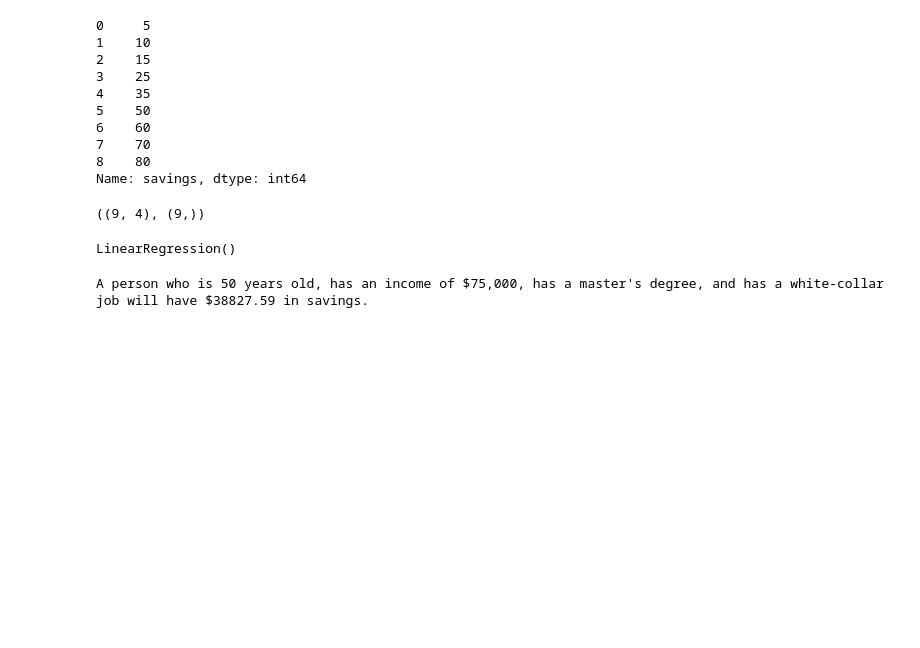
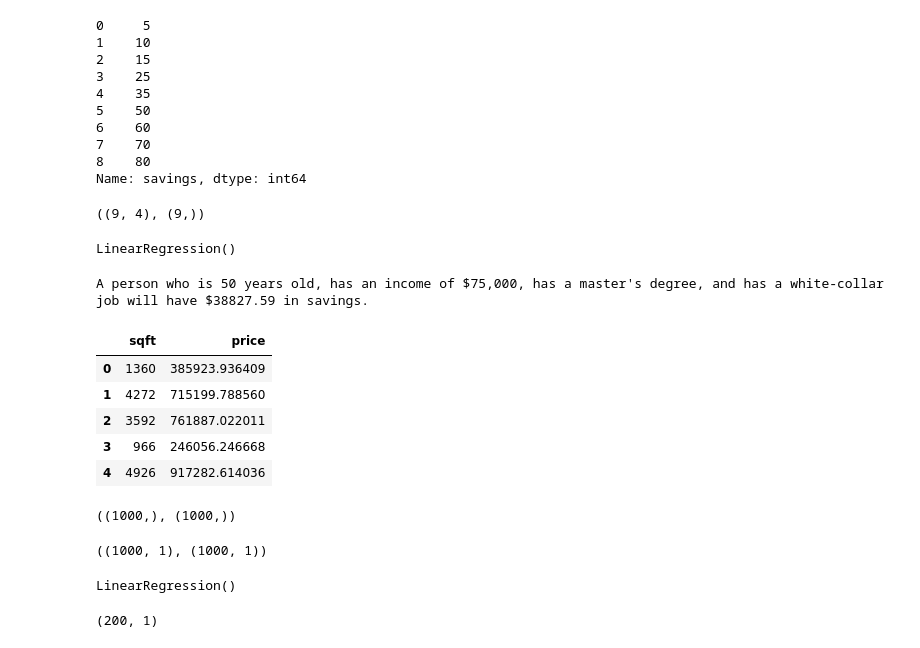
Before and after one commit to eliaselhaddad/Machine-learning-Elias-El-Haddad, a Jupyter notebook: Lecture notes/Example_testing.ipynb, the cells around one changed output. Cells and saved outputs as stored; diff of their text form; code cells hidden in the pictures; blank space fills up the shorter version.

```diff
--- a/Lecture notes/Example_testing.ipynb
+++ b/Lecture notes/Example_testing.ipynb
@@ -172,3 +174,21 @@ predicted_savings = model.predict(new_person) * 1000
 print(f'A person who is 50 years old, has an income of $75,000, has a master\'s degree, and has a white-collar job will have ${predicted_savings[0]:.2f} in savings.')
 # %% [output]
 A person who is 50 years old, has an income of $75,000, has a master's degree, and has a white-collar job will have $38827.59 in savings.
+# %%
+# Generate fake data
+np.random.seed(42)
+sqft = np.random.randint(500, 5000, size=1000)
+price = sqft * 200 + np.random.normal(0, 50000, size=1000)
+data = pd.DataFrame({'sqft': sqft, 'price': price})
+data.head()
+# %% [output]
+|  | sqft | price |
+| 0 | 1360 | 385923.936409 |
+| 1 | 4272 | 715199.788560 |
+| 2 | 3592 | 761887.022011 |
+| 3 | 966 | 246056.246668 |
+| 4 | 4926 | 917282.614036 |
+# %%
+sqft.shape, price.shape
+# %% [output]
+((1000,), (1000,))
@@ -174,0 +200,16 @@ A person who is 50 years old, has an income of $75,000, has a master's degree, a
+# %%
+X.shape, y.shape
+# %% [output]
+((1000, 1), (1000, 1))
+# %%
+# Fit linear regression model to training data
+model = LinearRegression()
+model.fit(X_train, y_train)
+# %% [output]
+LinearRegression()
+# %%
+# Make predictions on testing set
+y_pred = model.predict(X_test)
+y_pred.shape
+# %% [output]
+(200, 1)
```
Also changed, not shown: parts of 4 cells of this notebook, 5 other files.
